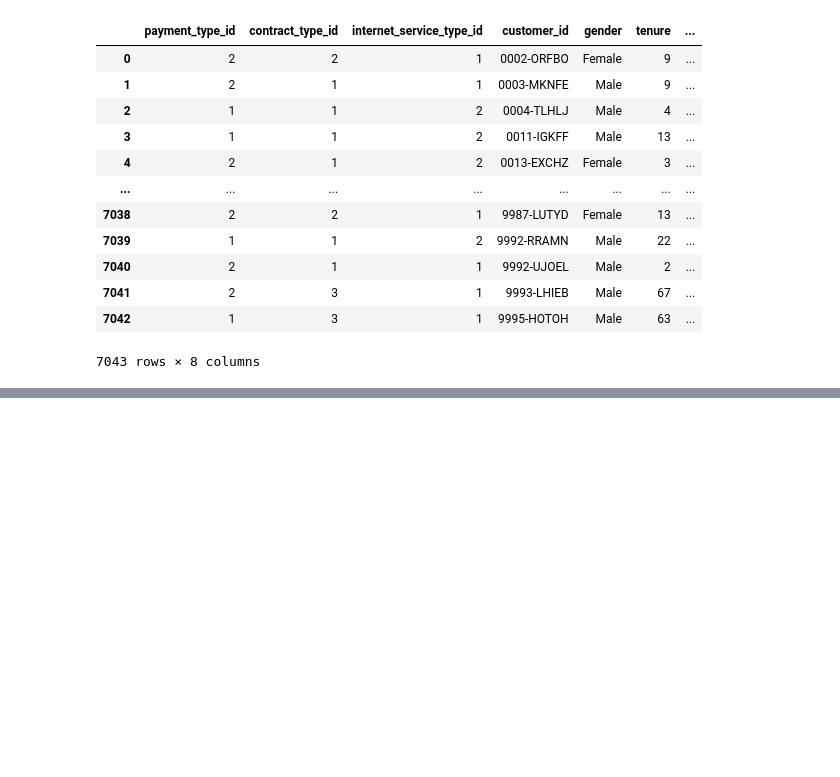
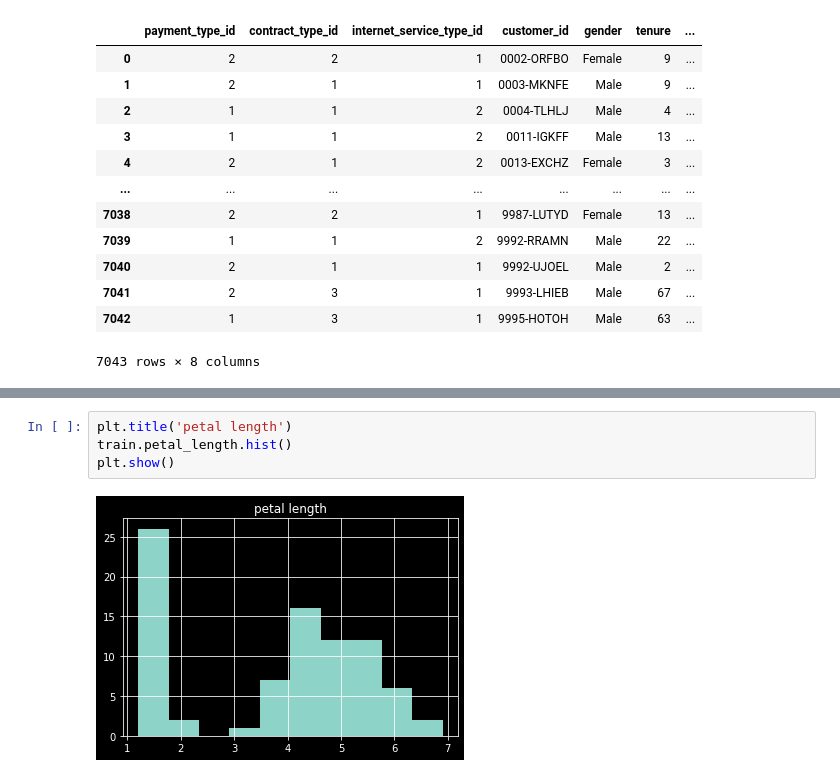
Before and after one commit to sgtcurran/classification-exercises, a Jupyter notebook: classification_exercises.ipynb, the cells around one changed output, grey strips where cells are left out. Drawn from its saved outputs; the diff is of its cells as text; blank space fills up the shorter version.

```diff
--- a/classification_exercises.ipynb
+++ b/classification_exercises.ipynb
@@ -176,0 +348,6 @@ df_drop.isnull().sum()
+# %%
+plt.title('petal length')
+train.petal_length.hist()
+plt.show()
+# %% [output]
+[figure, added]
```
Also changed, not shown: parts of 39 cells of this notebook.
